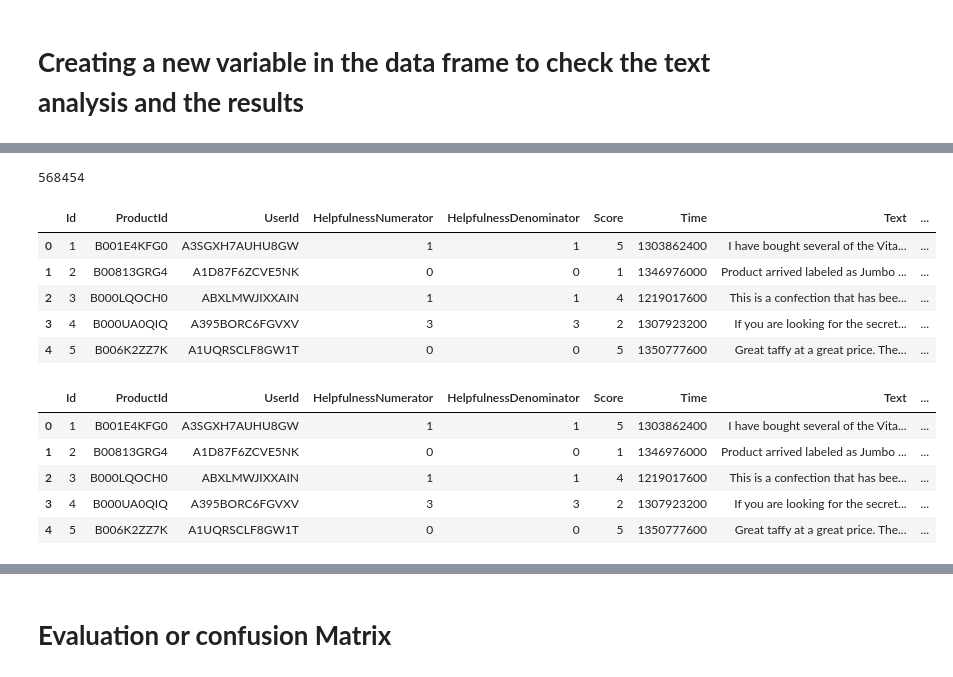
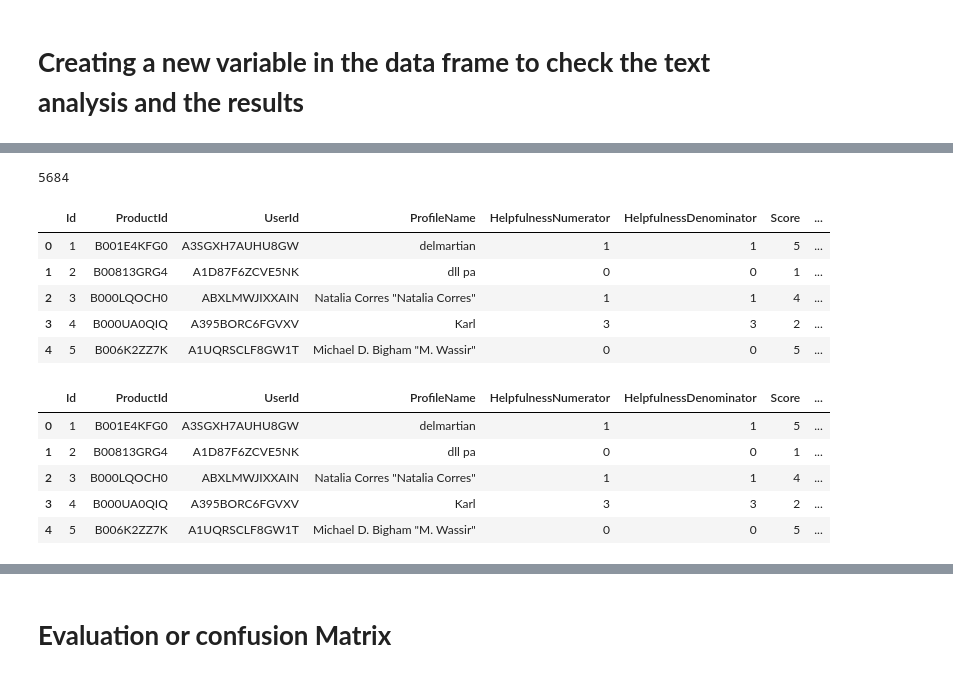
Before and after one commit to houimliraed/amazon_review_classification, a Jupyter notebook: amazon_review_classification.ipynb, the cells around one changed output, grey strips where cells are left out. Drawn from its saved outputs; the diff is of its cells as text; code cells hidden in the pictures.

```diff
--- a/amazon_review_classification.ipynb
+++ b/amazon_review_classification.ipynb
@@ -47,0 +42,9 @@ product.shape
+# %%
+amazon_review = pd.read_csv('/content/drive/MyDrive/csv/Amazon_reviews.csv')
+
+# Select the first less than 10% of the rows
+product = amazon_review.head(int(0.01 * len(amazon_review)))
+# Display the first few rows of the subset
+product.head()
+# Check the shape of the subset
+product.shape
@@ -95,4 +100,4 @@ df_cleaned.isnull().sum().to_frame().T
 # %%
-df_cleaned['scores_analysis'] = df_cleaned['Score'][:3000].apply(lambda x: 'positive' if x > 2 else 'negative')
+df_cleaned['scores_analysis'] = df_cleaned['Score'].apply(lambda x: 'positive' if x > 3 else 'negative')
 df_cleaned.head()
 # %% [output]
@@ -109,6 +114,6 @@ df_cleaned.shape
 # %% [markdown]
 # **Creating a new variable in the data frame to check the text analysis and the results**
 # %%
-df_cleaned['mysentiment_scores'] = df_cleaned['Text'][:3000].apply(lambda x: sen_analayzer.polarity_scores(x))
+df_cleaned['mysentiment_scores'] = df_cleaned['Summary'].apply(lambda x: sen_analayzer.polarity_scores(x))
 df_cleaned.head()
 # %% [output]
@@ -121,24 +126,24 @@ df_cleaned.head()
 # %%
 len(df_cleaned['mysentiment_scores'])
 # %% [output]
-568454
+5684
 # %%
-df_cleaned['compound'] = df_cleaned['mysentiment_scores'][:3000].apply(lambda x: x['compound'])
+df_cleaned['compound'] = df_cleaned['mysentiment_scores'].apply(lambda x: x['compound'])
 df_cleaned.head()
 # %% [output]
-|  | Id | ProductId | UserId | HelpfulnessNumerator | HelpfulnessDenominator | Score | Time | Text | ... |
-| 0 | 1 | B001E4KFG0 | A3SGXH7AUHU8GW | 1 | 1 | 5 | 1303862400 | I have bought several of the Vita... | ... |
-| 1 | 2 | B00813GRG4 | A1D87F6ZCVE5NK | 0 | 0 | 1 | 1346976000 | Product arrived labeled as Jumbo ... | ... |
-| 2 | 3 | B000LQOCH0 | ABXLMWJIXXAIN | 1 | 1 | 4 | 1219017600 | This is a confection that has bee... | ... |
-| 3 | 4 | B000UA0QIQ | A395BORC6FGVXV | 3 | 3 | 2 | 1307923200 | If you are looking for the secret... | ... |
-| 4 | 5 | B006K2ZZ7K | A1UQRSCLF8GW1T | 0 | 0 | 5 | 1350777600 | Great taffy at a great price. The... | ... |
+|  | Id | ProductId | UserId | ProfileName | HelpfulnessNumerator | HelpfulnessDenominator | Score | ... |
+| 0 | 1 | B001E4KFG0 | A3SGXH7AUHU8GW | delmartian | 1 | 1 | 5 | ... |
+| 1 | 2 | B00813GRG4 | A1D87F6ZCVE5NK | dll pa | 0 | 0 | 1 | ... |
+| 2 | 3 | B000LQOCH0 | ABXLMWJIXXAIN | Natalia Corres "Natalia Corres" | 1 | 1 | 4 | ... |
+| 3 | 4 | B000UA0QIQ | A395BORC6FGVXV | Karl | 3 | 3 | 2 | ... |
+| 4 | 5 | B006K2ZZ7K | A1UQRSCLF8GW1T | Michael D. Bigham "M. Wassir" | 0 | 0 | 5 | ... |
 # %%
-df_cleaned['compound_score'] = df_cleaned['compound'][:3000].apply(lambda x: 'positive' if x > 0 else 'negative')
+df_cleaned['compound_score'] = df_cleaned['compound'].apply(lambda x: 'positive' if x > 0 else 'negative')
 df_cleaned.head()
 # %% [output]
-|  | Id | ProductId | UserId | HelpfulnessNumerator | HelpfulnessDenominator | Score | Time | Text | ... |
-| 0 | 1 | B001E4KFG0 | A3SGXH7AUHU8GW | 1 | 1 | 5 | 1303862400 | I have bought several of the Vita... | ... |
-| 1 | 2 | B00813GRG4 | A1D87F6ZCVE5NK | 0 | 0 | 1 | 1346976000 | Product arrived labeled as Jumbo ... | ... |
-| 2 | 3 | B000LQOCH0 | ABXLMWJIXXAIN | 1 | 1 | 4 | 1219017600 | This is a confection that has bee... | ... |
-| 3 | 4 | B000UA0QIQ | A395BORC6FGVXV | 3 | 3 | 2 | 1307923200 | If you are looking for the secret... | ... |
-| 4 | 5 | B006K2ZZ7K | A1UQRSCLF8GW1T | 0 | 0 | 5 | 1350777600 | Great taffy at a great price. The... | ... |
+|  | Id | ProductId | UserId | ProfileName | HelpfulnessNumerator | HelpfulnessDenominator | Score | ... |
+| 0 | 1 | B001E4KFG0 | A3SGXH7AUHU8GW | delmartian | 1 | 1 | 5 | ... |
+| 1 | 2 | B00813GRG4 | A1D87F6ZCVE5NK | dll pa | 0 | 0 | 1 | ... |
+| 2 | 3 | B000LQOCH0 | ABXLMWJIXXAIN | Natalia Corres "Natalia Corres" | 1 | 1 | 4 | ... |
+| 3 | 4 | B000UA0QIQ | A395BORC6FGVXV | Karl | 3 | 3 | 2 | ... |
+| 4 | 5 | B006K2ZZ7K | A1UQRSCLF8GW1T | Michael D. Bigham "M. Wassir" | 0 | 0 | 5 | ... |
```
Also changed, not shown: parts of 40 cells of this notebook.
